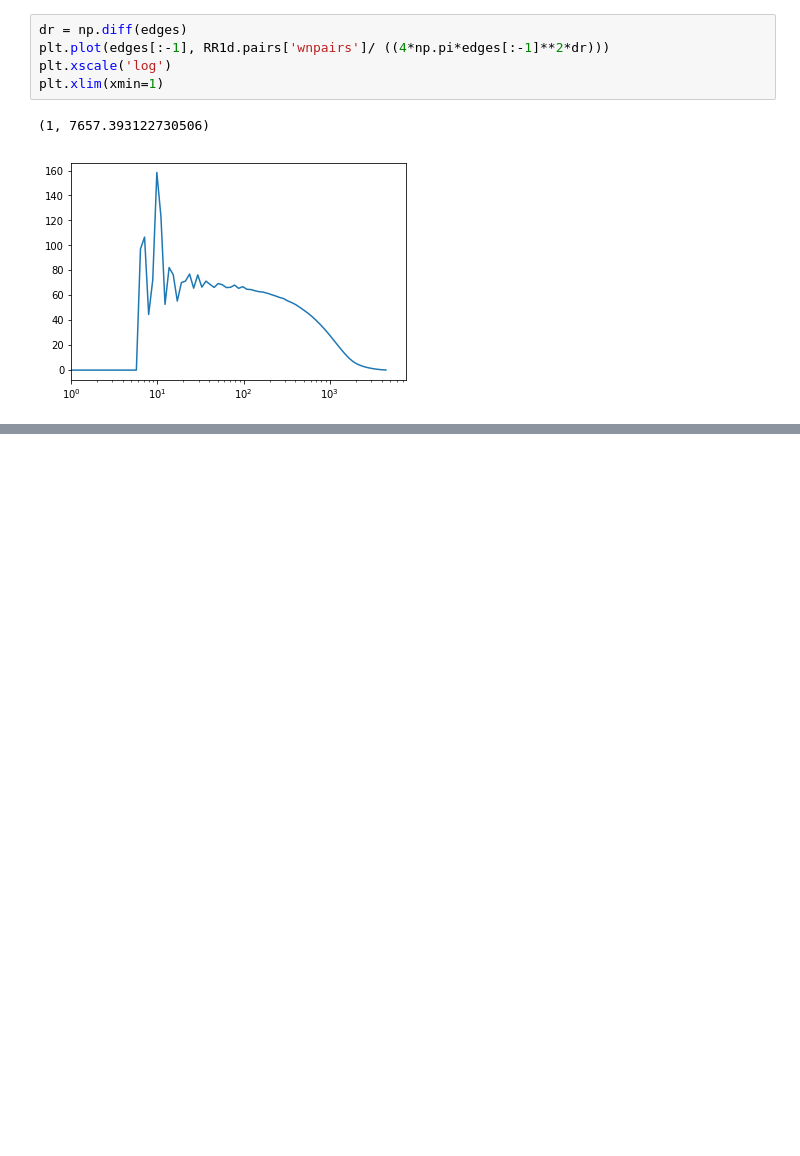
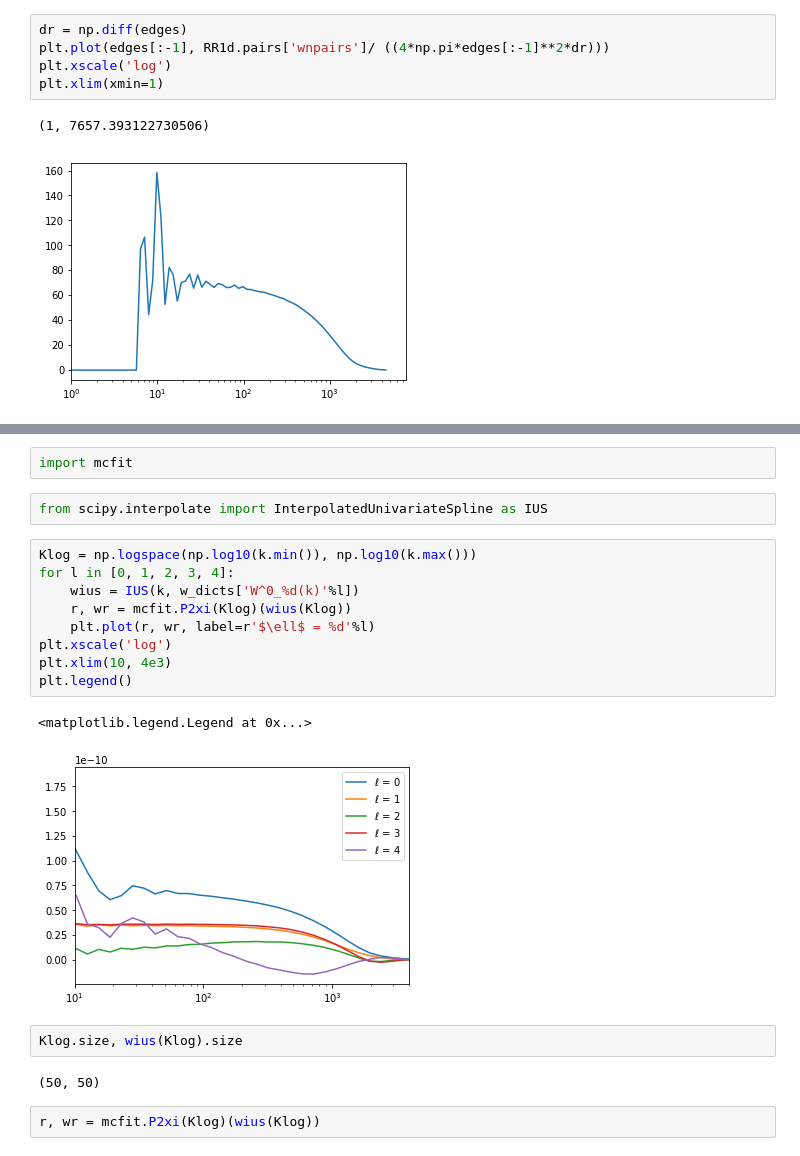
Before and after one commit to mehdirezaie/eboss, a Jupyter notebook: window.ipynb, the cells around one changed output, grey strips where cells are left out. Saved outputs shown, nothing was run; the diff lists cells and outputs as text; blank space fills up the shorter version.

```diff
--- a/window.ipynb
+++ b/window.ipynb
@@ -108,0 +192,22 @@ plt.xlim(xmin=1)
+# %%
+import mcfit
+# %%
+from scipy.interpolate import InterpolatedUnivariateSpline as IUS
+# %%
+Klog = np.logspace(np.log10(k.min()), np.log10(k.max()))
+for l in [0, 1, 2, 3, 4]:
+    wius = IUS(k, w_dicts['W^0_%d(k)'%l])
+    r, wr = mcfit.P2xi(Klog)(wius(Klog))
+    plt.plot(r, wr, label=r'$\ell$ = %d'%l)
+plt.xscale('log')
+plt.xlim(10, 4e3)
+plt.legend()
+# %% [output]
+<matplotlib.legend.Legend at 0x...>
+[figure, added]
+# %%
+Klog.size, wius(Klog).size
+# %% [output]
+(50, 50)
+# %%
+r, wr = mcfit.P2xi(Klog)(wius(Klog))
```
Also changed, not shown: parts of 21 cells of this notebook, 4 other files.
